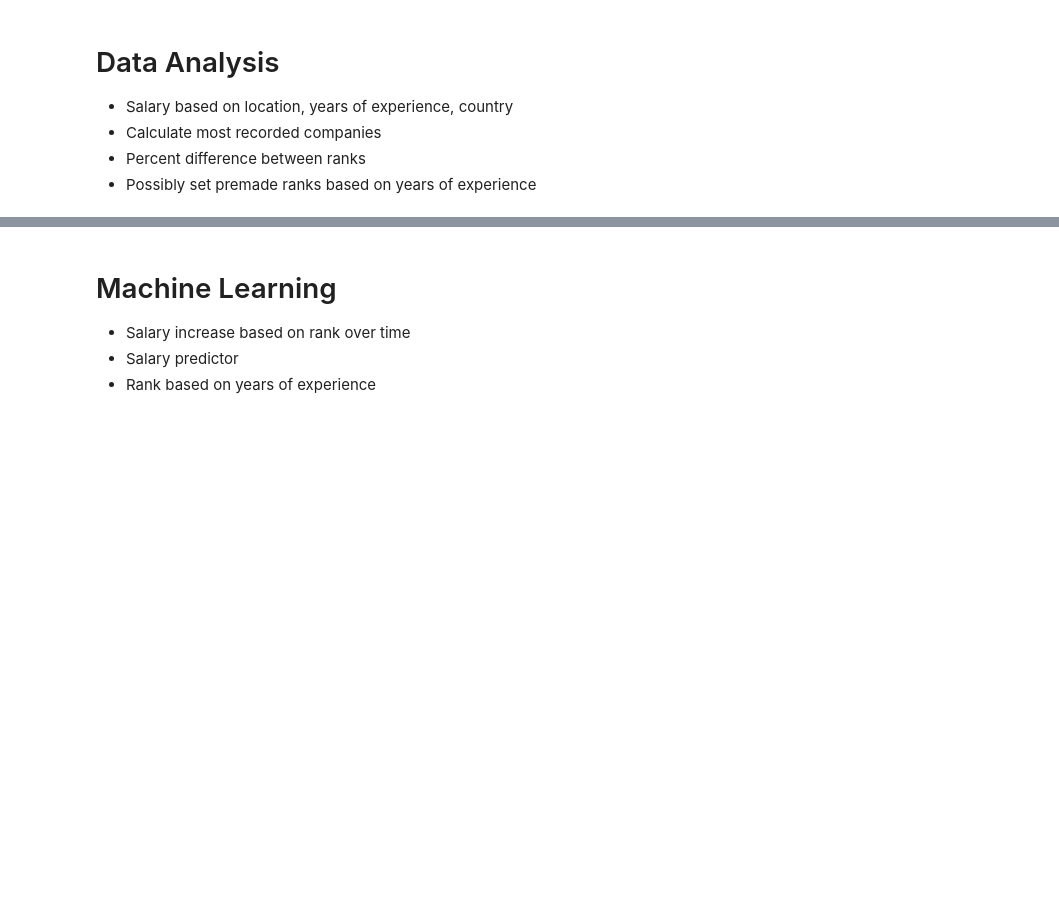
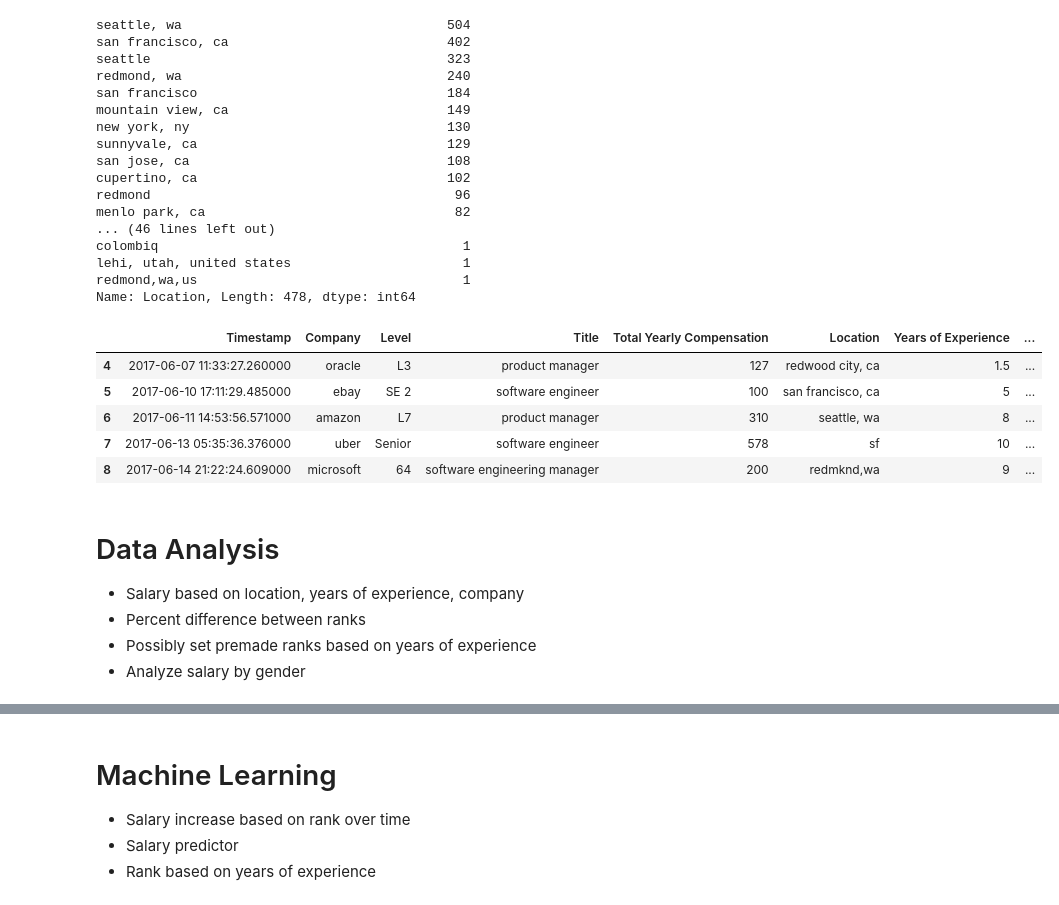
Before and after one commit to echanakira/Salary-Data-Analysis, a Jupyter notebook: Final.ipynb, the cells around one changed output, grey strips where cells are left out. Drawn from its saved outputs; the diff is of its cells as text; code cells hidden in the pictures; blank space fills up the shorter version.

```diff
--- a/Final.ipynb
+++ b/Final.ipynb
@@ -22,8 +28,55 @@ salaries.head(10)
 - Drop comments
 - Add Total Comp Column (Exlcuding Shares)
+# %%
+#  Create Total Compensation
+salaries['Base Salary'].fillna(0, inplace=True)
+salaries['Stock Grant Value'].fillna(0, inplace=True)
+salaries['Bonus'].fillna(0, inplace=True)
+salaries['Years of Experience'].fillna(0, inplace=True)
+salaries['Years at Company'].fillna(0, inplace=True)
+
+# Fix String Cases, so that I can do analysis by company
+salaries['Company'] = salaries['Company'].str.lower()
+salaries['Company'] = salaries['Company'].str.strip()
+
+salaries['Location'] = salaries['Location'].str.lower()
+salaries['Location'] = salaries['Location'].str.strip()
+
+salaries['Title'] = salaries['Title'].str.lower()
+salaries['Title'] = salaries['Title'].str.strip()
+
+
+# Strip Timestamps
+print(salaries['Location'].value_counts())
+
+salaries.head(5)
+# %% [output]
+seattle, wa                                  504
+san francisco, ca                            402
+seattle                                      323
+redmond, wa                                  240
+san francisco                                184
+mountain view, ca                            149
+new york, ny                                 130
+sunnyvale, ca                                129
+san jose, ca                                 108
+cupertino, ca                                102
+redmond                                       96
+menlo park, ca                                82
+... (46 lines left out)
+colombiq                                       1
+lehi, utah, united states                      1
+redmond,wa,us                                  1
+Name: Location, Length: 478, dtype: int64
+|  | Timestamp | Company | Level | Title | Total Yearly Compensation | Location | Years of Experience | ... |
+| 4 | 2017-06-07 11:33:27.260000 | oracle | L3 | product manager | 127 | redwood city, ca | 1.5 | ... |
+| 5 | 2017-06-10 17:11:29.485000 | ebay | SE 2 | software engineer | 100 | san francisco, ca | 5 | ... |
+| 6 | 2017-06-11 14:53:56.571000 | amazon | L7 | product manager | 310 | seattle, wa | 8 | ... |
+| 7 | 2017-06-13 05:35:36.376000 | uber | Senior | software engineer | 578 | sf | 10 | ... |
+| 8 | 2017-06-14 21:22:24.609000 | microsoft | 64 | software engineering manager | 200 | redmknd,wa | 9 | ... |
 # %% [markdown]
 # Data Analysis
-- Salary based on location, years of experience, country
-- Calculate most recorded companies
+- Salary based on location, years of experience, company
 - Percent difference between ranks
 - Possibly set premade ranks based on years of experience
+- Analyze salary by gender
```
Also changed, not shown: parts of 8 cells of this notebook.
